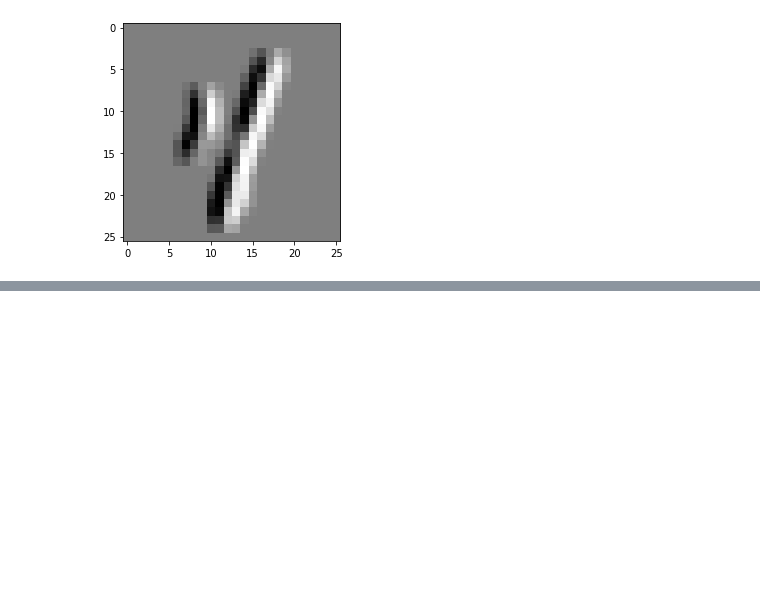
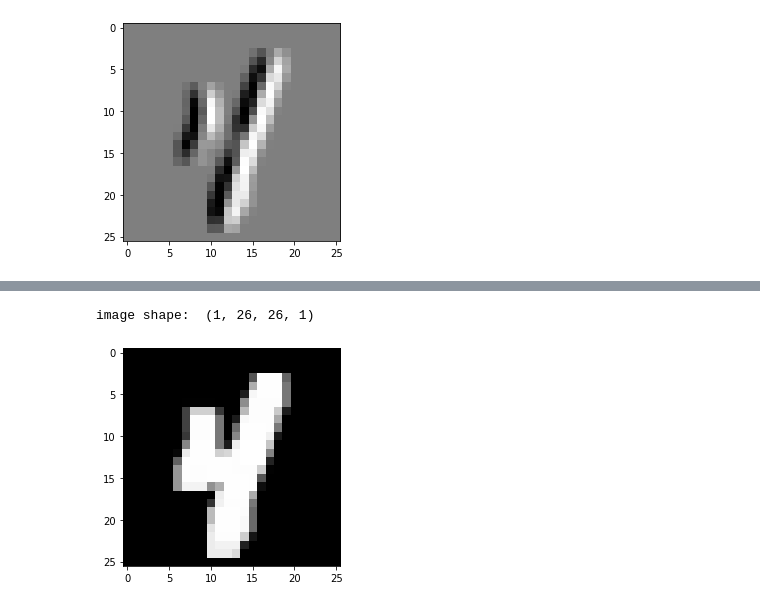
Before and after one commit to MaggieLieu/MLiS_examples, a Jupyter notebook: CNN_examples.ipynb, the cells around one changed output, grey strips where cells are left out. Cells and saved outputs as stored; diff of their text form; code cells hidden in the pictures; blank space fills up the shorter version.

```diff
--- a/CNN_examples.ipynb
+++ b/CNN_examples.ipynb
@@ -19,7 +19,9 @@ TensorFlow 2.x selected.
 Okay lets download a dataset. In the tensorflow_datasets package we have access to many well known machine learning datasets. See
 https://www.tensorflow.org/datasets/catalog/overview
 for the full list. Here we will download the MNIST dataset which contains images of handwritten numbers 0-9.
-# %%
-ds = tfds.load(name="mnist", as_supervised = True) #get mnist dataset
-train, test = ds["train"], ds["test"] #split train test
+# %%
+(train_ds, validation_ds, test_ds), metadata = tfds.load('mnist',
+split=['train[:80%]', 'train[80%:100%]', 'test'],
+with_info=True,
+as_supervised=True)
 # %% [markdown]
@@ -37,7 +42,7 @@ Test sample:  10000
 Let's take the first image from the train dataset and visualise it.
 # %%
 # take 1 image from train and convert to float64 and values 0-1
-data1 = train.map(
+data1 = train_ds.map(
     lambda image, label: (tf.image.convert_image_dtype(image, tf.float64), label)
 ).take(1)
 
@@ -105,0 +117,11 @@ A convolutional neural network consists of convolutional, pooling and fully conn
+# %%
+output = tf.nn.max_pool(
+      input=np.reshape(features, [1,28,28,1]),
+      ksize=3,
+      strides=1,
+      padding="VALID")
+print('image shape: ', np.shape(output));
+plt.imshow(output[0,:,:,0], cmap='gray');
+# %% [output]
+image shape:  (1, 26, 26, 1)
+[figure, added]
```
Also changed, not shown: parts of 20 cells of this notebook.
